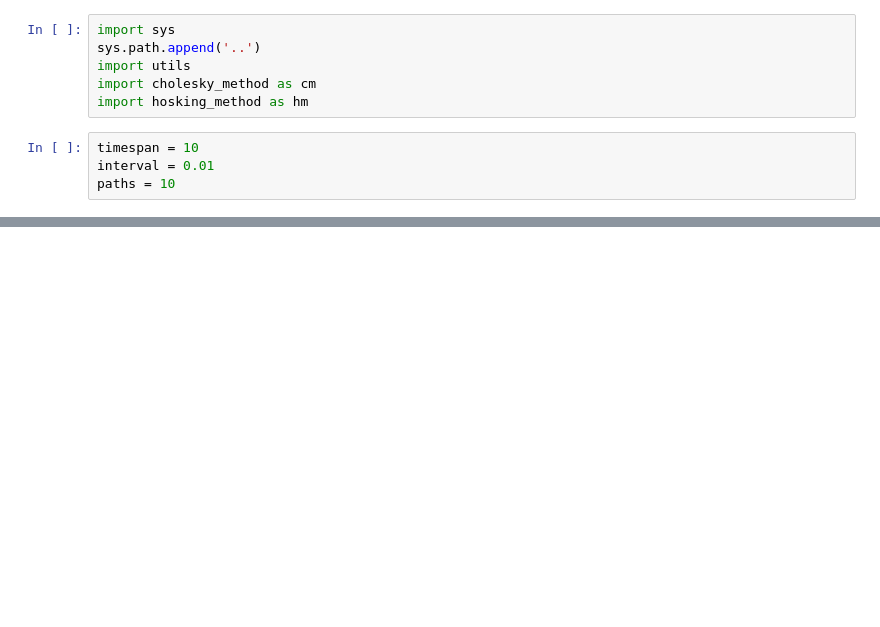
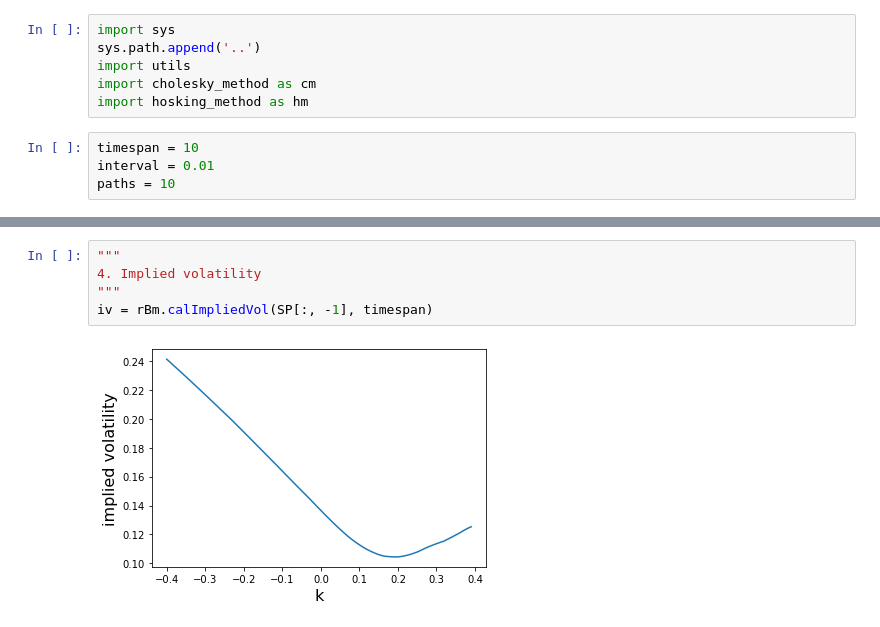
Before and after one commit to zzzyq1222/fBm, a Jupyter notebook: FractionalBrownianMotion/fBm_and_rBergomi_model.ipynb, the cells around one changed output, grey strips where cells are left out. Drawn from its saved outputs; the diff is of its cells as text; blank space fills up the shorter version.

```diff
--- a/FractionalBrownianMotion/fBm_and_rBergomi_model.ipynb
+++ b/FractionalBrownianMotion/fBm_and_rBergomi_model.ipynb
@@ -90,0 +101,7 @@ utils.draw_n_paths(1, timespan, interval, [S])
+# %%
+"""
+4. Implied volatility
+"""
+iv = rBm.calImpliedVol(SP[:, -1], timespan)
+# %% [output]
+[figure, added]
```
Also changed, not shown: parts of 9 cells of this notebook, 1 other file.
